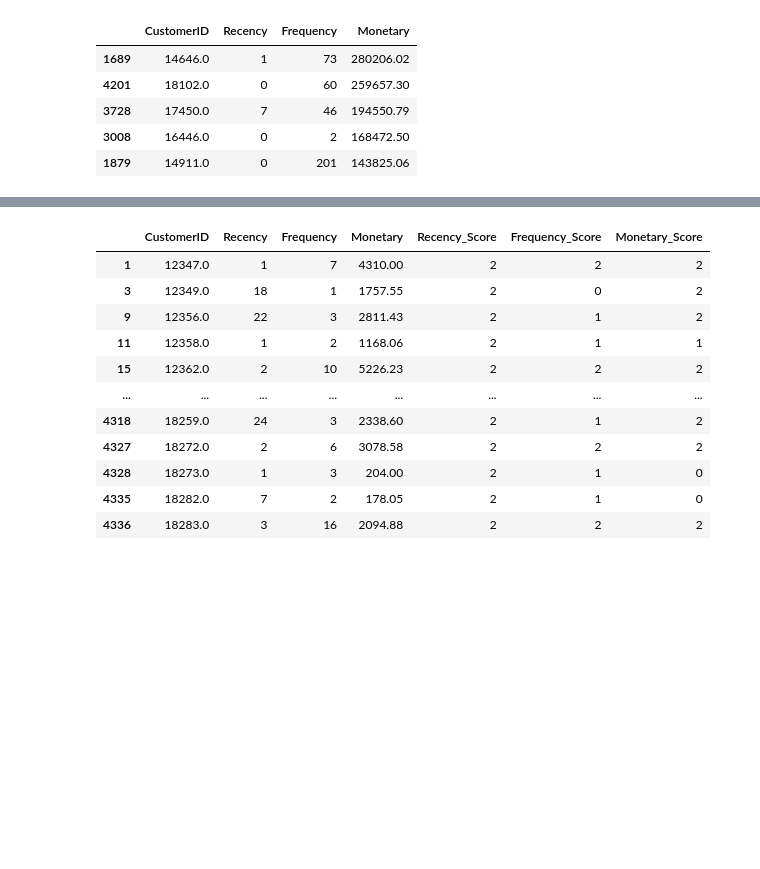
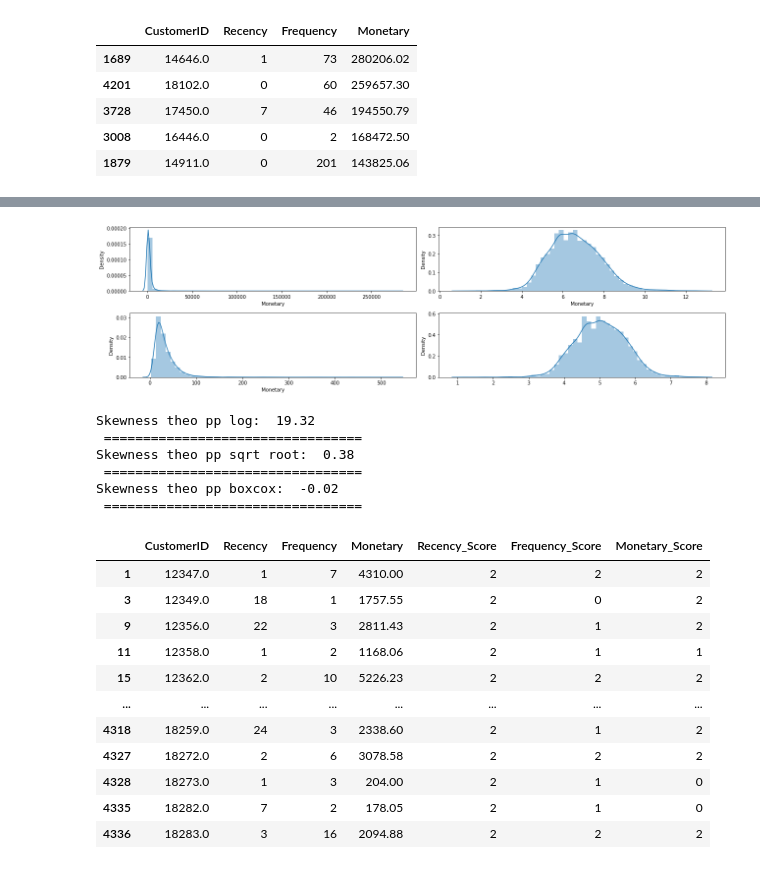
Before and after one commit to dntrieunguyen/RetailOnline-Analysis, a Jupyter notebook: Analysis Project Code.ipynb, the cells around one changed output, grey strips where cells are left out. Drawn from its saved outputs; the diff is of its cells as text; code cells hidden in the pictures; blank space fills up the shorter version.

```diff
--- a/Analysis Project Code.ipynb
+++ b/Analysis Project Code.ipynb
@@ -381,3 +432,30 @@ customer.sort_values(by='Monetary',ascending=False).head()
+# %%
+from scipy import stats
+def analyze_distribution(x):
+    fig, ax = plt.subplots(2, 2, figsize=(18,5))
+    sns.distplot(customer[x], ax=ax[0,0])
+    sns.distplot(np.log(customer[x]), ax=ax[0,1])
+    sns.distplot(np.sqrt(customer[x]), ax=ax[1,0])
+    sns.distplot(stats.boxcox(customer[x])[0], ax=ax[1,1])
+    plt.tight_layout()
+    plt.show()
+
+    print('Skewness theo pp log: ',customer[x].skew().round(2),
+        '\n =================================')
+    print('Skewness theo pp sqrt root: ',np.log(customer[x]).skew().round(2),
+        '\n =================================')
+    print('Skewness theo pp boxcox: ',pd.Series(stats.boxcox(customer[x])[0]).skew().round(2),
+        '\n =================================')
+# %%
+analyze_distribution('Monetary')
+# %% [output]
+[figure, added]
+Skewness theo pp log:  19.32
+ =================================
+Skewness theo pp sqrt root:  0.38
+ =================================
+Skewness theo pp boxcox:  -0.02
+ =================================
 # %%
 customer["Recency_Score"] = pd.qcut(customer["Recency"], 3, labels = [2,1,0])
 customer["Frequency_Score"] = pd.qcut(customer["Frequency"].rank(method = "first"), 3, labels = [0,1,2])
```
Also changed, not shown: parts of 6 cells of this notebook.
